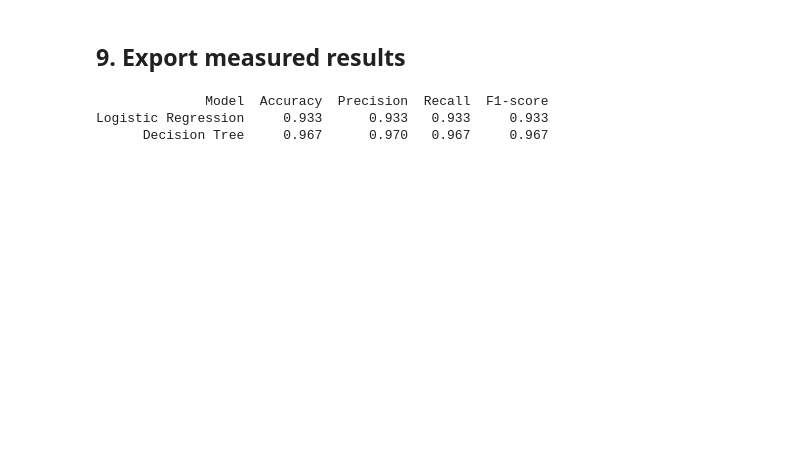
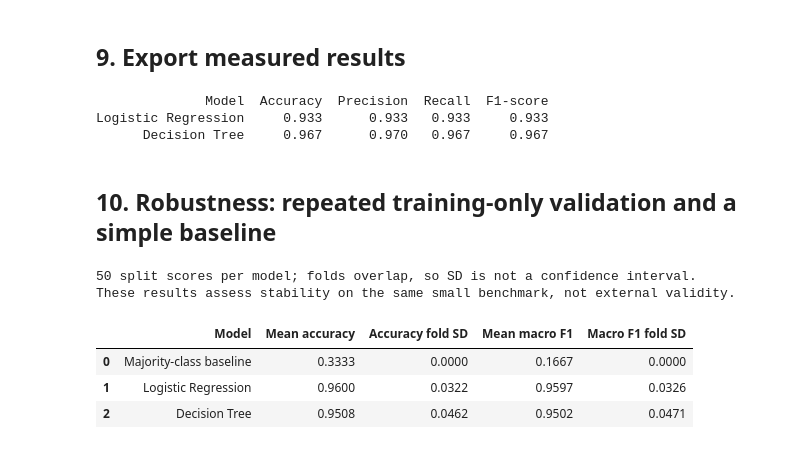
Before and after one commit to primrosemandy93-maker/Datheon_Machine_Learning_-_Data_Science_Internship, a Jupyter notebook: task_1_iris/Task_1_Iris_Classification.ipynb, the cells around one changed output. Saved outputs shown, nothing was run; the diff lists cells and outputs as text; code cells hidden in the pictures; blank space fills up the shorter version.

```diff
--- a/task_1_iris/Task_1_Iris_Classification.ipynb
+++ b/task_1_iris/Task_1_Iris_Classification.ipynb
@@ -284,3 +288,47 @@ results_df.to_csv(OUTPUT_DIR / "metrics.csv", index=False)
               Model  Accuracy  Precision  Recall  F1-score
 Logistic Regression     0.933      0.933   0.933     0.933
       Decision Tree     0.967      0.970   0.967     0.967
+# %% [markdown]
+## 10. Robustness: repeated training-only validation and a simple baseline
+# %%
+from sklearn.dummy import DummyClassifier
+from sklearn.model_selection import RepeatedStratifiedKFold, cross_validate
+
+# Keep the 30-flower test set out of this robustness check.
+repeated_cv = RepeatedStratifiedKFold(n_splits=5, n_repeats=10, random_state=42)
+cv_models = {"Majority-class baseline": DummyClassifier(strategy="most_frequent"), **models}
+cv_rows = []
+cv_fold_rows = []
+for name, estimator in cv_models.items():
+    scores = cross_validate(estimator, X_train, y_train, cv=repeated_cv,
+                            scoring={"accuracy": "accuracy", "macro_f1": "f1_macro"},
+                            n_jobs=1, error_score="raise")
+    cv_rows.append({"Model": name,
+                    "Mean accuracy": scores["test_accuracy"].mean(),
+                    "Accuracy fold SD": scores["test_accuracy"].std(),
+                    "Mean macro F1": scores["test_macro_f1"].mean(),
+                    "Macro F1 fold SD": scores["test_macro_f1"].std()})
+    for fold, (acc, f1) in enumerate(zip(scores["test_accuracy"], scores["test_macro_f1"]), 1):
+        cv_fold_rows.append({"Model": name, "Split": fold, "Accuracy": acc, "Macro F1": f1})
+repeated_results = pd.DataFrame(cv_rows)
+repeated_results.to_csv(OUTPUT_DIR / "repeated_validation.csv", index=False)
+pd.DataFrame(cv_fold_rows).to_csv(OUTPUT_DIR / "repeated_validation_folds.csv", index=False)
+display(repeated_results.round(4))
+fig, ax = plt.subplots(figsize=(9, 4))
+ax.barh(repeated_results["Model"], repeated_results["Mean accuracy"],
+        xerr=repeated_results["Accuracy fold SD"], color=["#94a3b8", "#2563eb", "#0d9488"], capsize=4)
+ax.set_xlim(0, 1)
+ax.set_xlabel("Mean validation accuracy (error bars: fold standard deviation)")
+ax.set_title("Iris: 5-fold stratified validation repeated 10 times on training data")
+plt.tight_layout()
+plt.savefig(OUTPUT_DIR / "repeated_validation.png", dpi=140, bbox_inches="tight")
+plt.show()
+print("50 split scores per model; folds overlap, so SD is not a confidence interval.")
+print("These results assess stability on the same small benchmark, not external validity.")
+# %% [output]
+50 split scores per model; folds overlap, so SD is not a confidence interval.
+These results assess stability on the same small benchmark, not external validity.
+|  | Model | Mean accuracy | Accuracy fold SD | Mean macro F1 | Macro F1 fold SD |
+| 0 | Majority-class baseline | 0.3333 | 0.0000 | 0.1667 | 0.0000 |
+| 1 | Logistic Regression | 0.9600 | 0.0322 | 0.9597 | 0.0326 |
+| 2 | Decision Tree | 0.9508 | 0.0462 | 0.9502 | 0.0471 |
```
Also changed, not shown: parts of 9 cells of this notebook, 21 other files.
